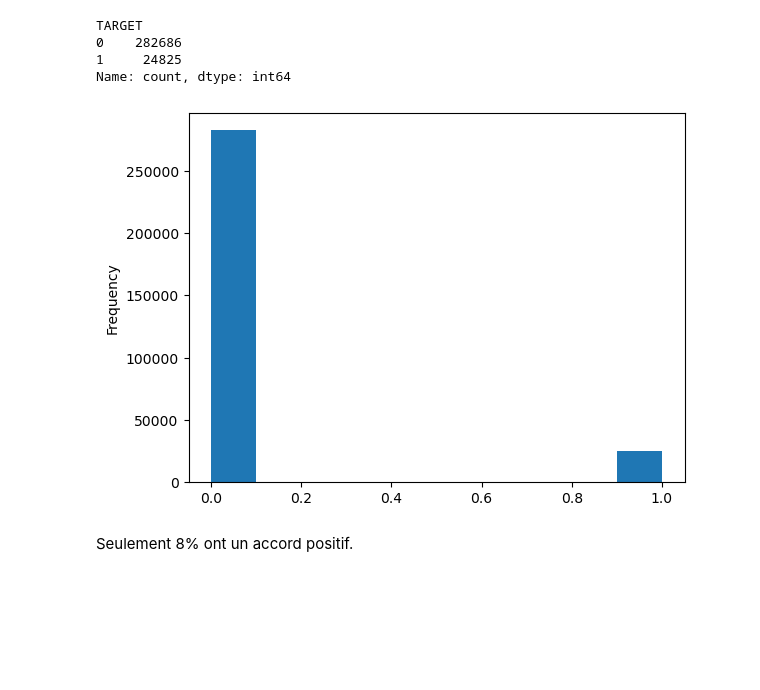
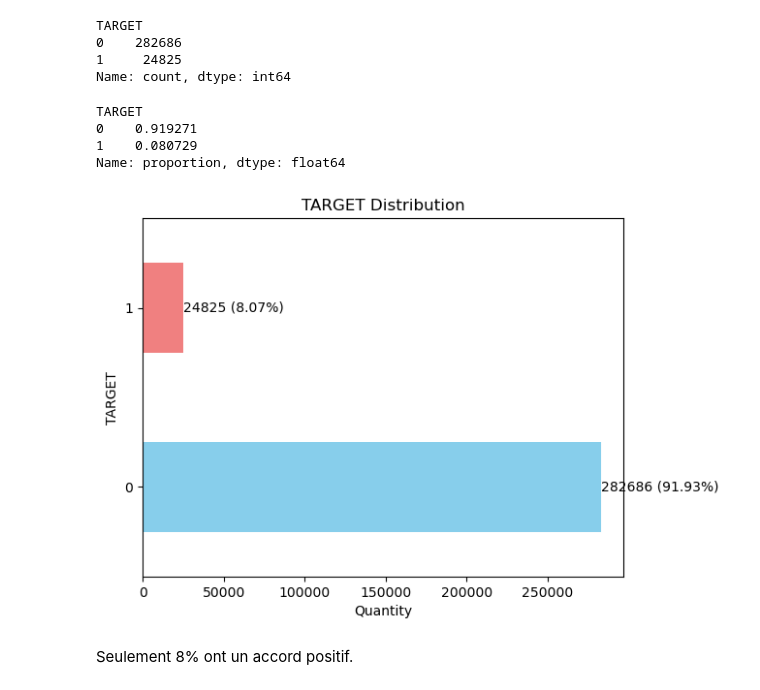
Before and after one commit to jeromelegal/Projet_07_OCR_Data_Scientist, a Jupyter notebook: notebooks/0_MLFlow_environment.ipynb, the cells around one changed output. Drawn from its saved outputs; the diff is of its cells as text; code cells hidden in the pictures; blank space fills up the shorter version.

```diff
--- a/notebooks/0_MLFlow_environment.ipynb
+++ b/notebooks/0_MLFlow_environment.ipynb
@@ -270,10 +278,36 @@ TARGET
 0    282686
 1     24825
 Name: count, dtype: int64
-# %%
-app_train['TARGET'].astype(int).plot.hist();
-# %% [output]
-[figure, removed]
+# %%
+app_train['TARGET'].value_counts(normalize=True)
+# %% [output]
+TARGET
+0    0.919271
+1    0.080729
+Name: proportion, dtype: float64
+# %%
+# target distribution
+counts = app_train['TARGET'].value_counts()
+ratios = counts / counts.sum() * 100
+counts_ratios = pd.DataFrame({'Count': counts, 'Ratio (%)': ratios})
+
+# graph
+
+fig, ax = plt.subplots()
+counts_ratios['Count'].plot(kind='barh', color=['skyblue', 'lightcoral'], ax=ax)
+
+# comments
+
+for i, (count, ratio) in enumerate(zip(counts_ratios['Count'], counts_ratios['Ratio (%)'])):
+    ax.text(count, i, f'{count} ({ratio:.2f}%)', va='center')
+
+ax.set_xlabel('Quantity')
+ax.set_title('TARGET Distribution')
+ax.set_yticklabels(["0", "1"])
+
+plt.show()
+# %% [output]
+[figure, added]
 # %% [markdown]
 Seulement 8% ont un accord positif.
 # %% [markdown]
```
Also changed, not shown: parts of 62 cells of this notebook.
